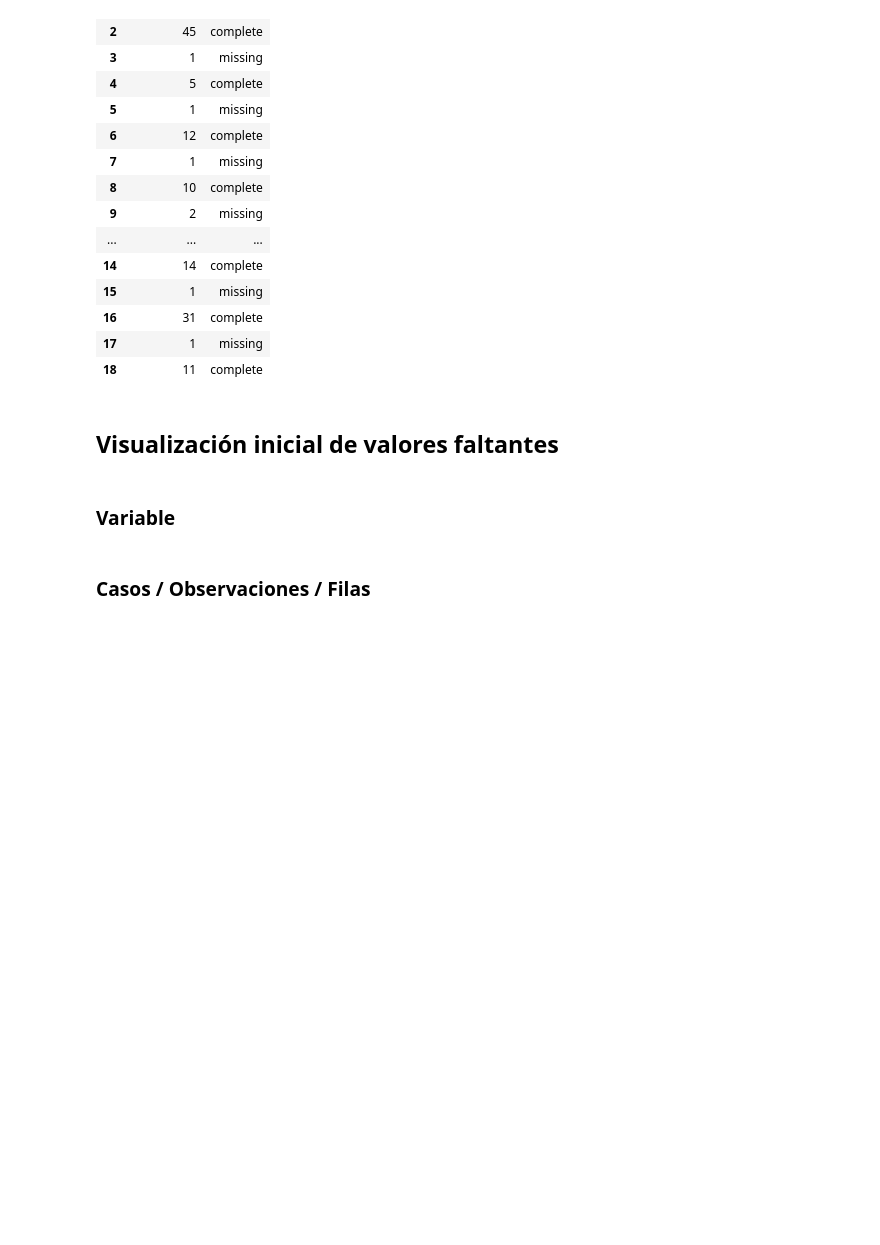
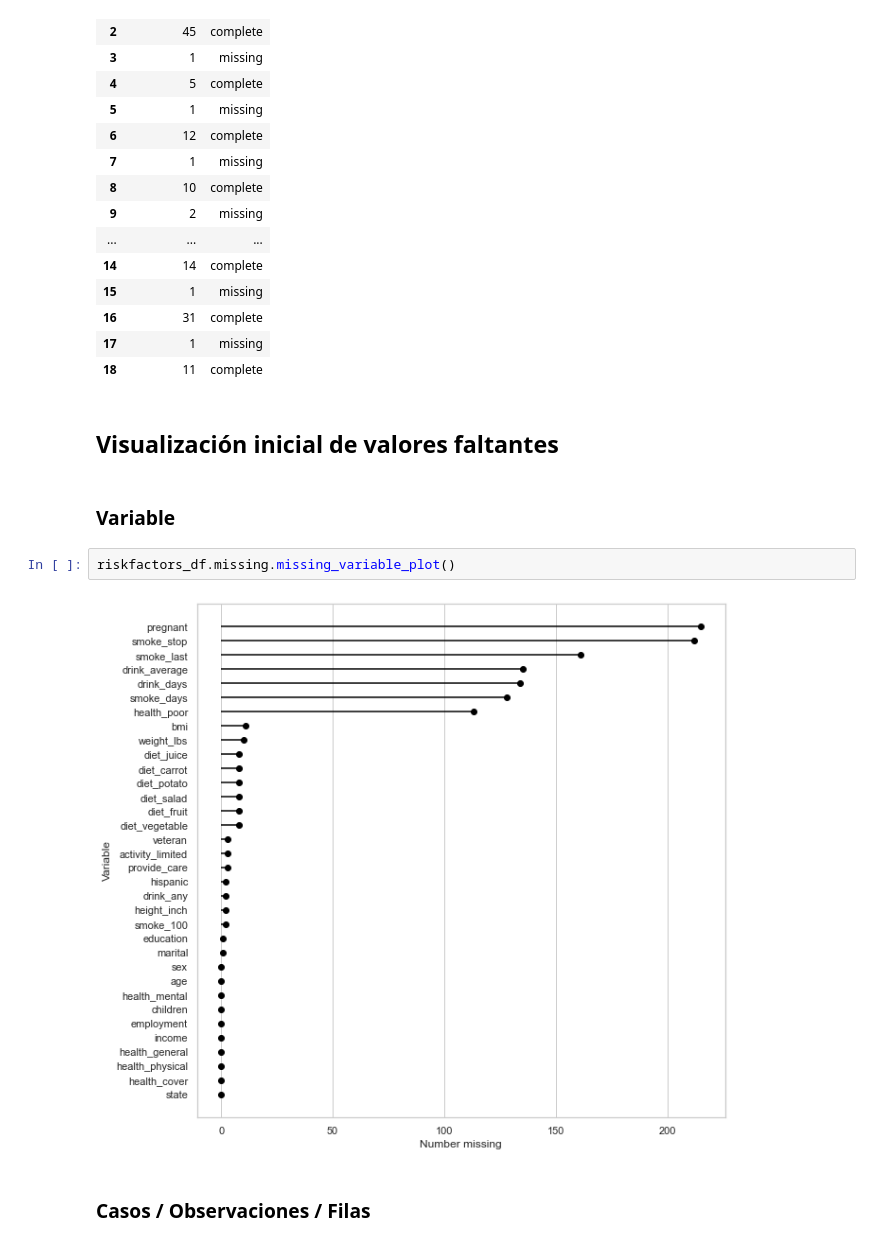
Before and after one commit to Bryan1195/Course_Missing_Values, a Jupyter notebook: notebooks/live-exploration-missing-values.ipynb, the cells around one changed output. Cells and saved outputs as stored; diff of their text form; blank space fills up the shorter version.

Commit message:
Visualization of missing values - Class 7

```diff
--- a/notebooks/live-exploration-missing-values.ipynb
+++ b/notebooks/live-exploration-missing-values.ipynb
@@ -434,5 +434,9 @@ riskfactors_df.missing.missing_case_table()
 ## Visualización inicial de valores faltantes
 # %% [markdown]
 ### Variable
+# %%
+riskfactors_df.missing.missing_variable_plot()
+# %% [output]
+[figure, added]
 # %% [markdown]
 ### Casos / Observaciones / Filas
```
Also changed, not shown: parts of 4 cells of this notebook.
